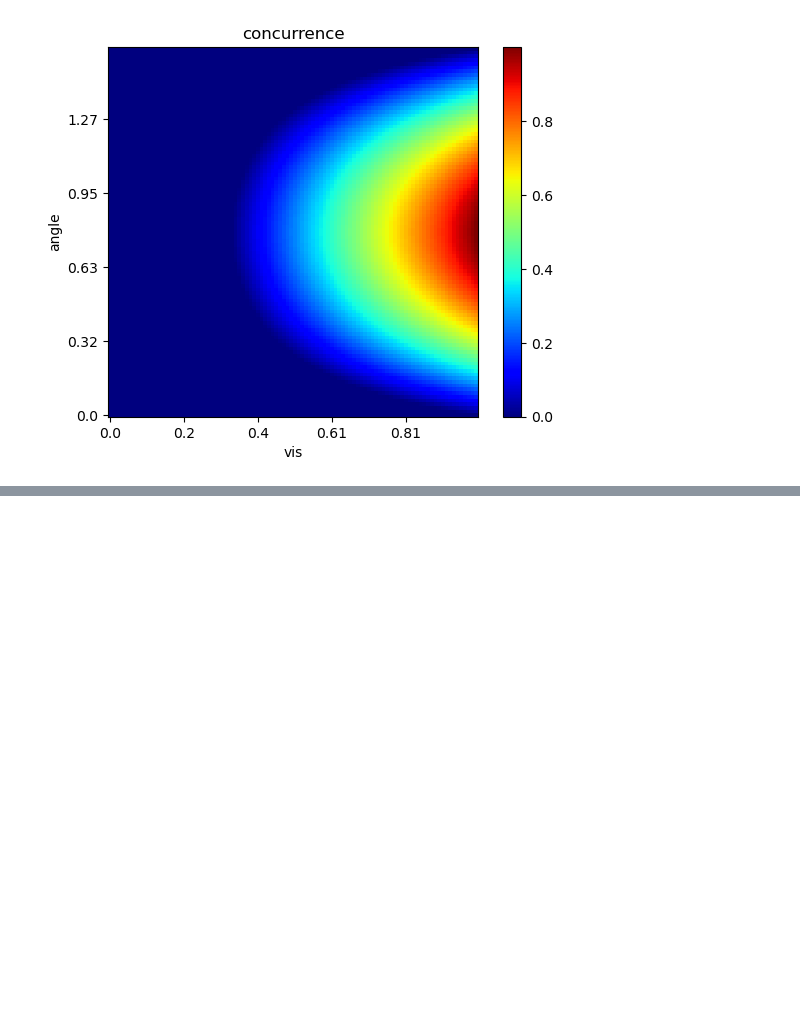
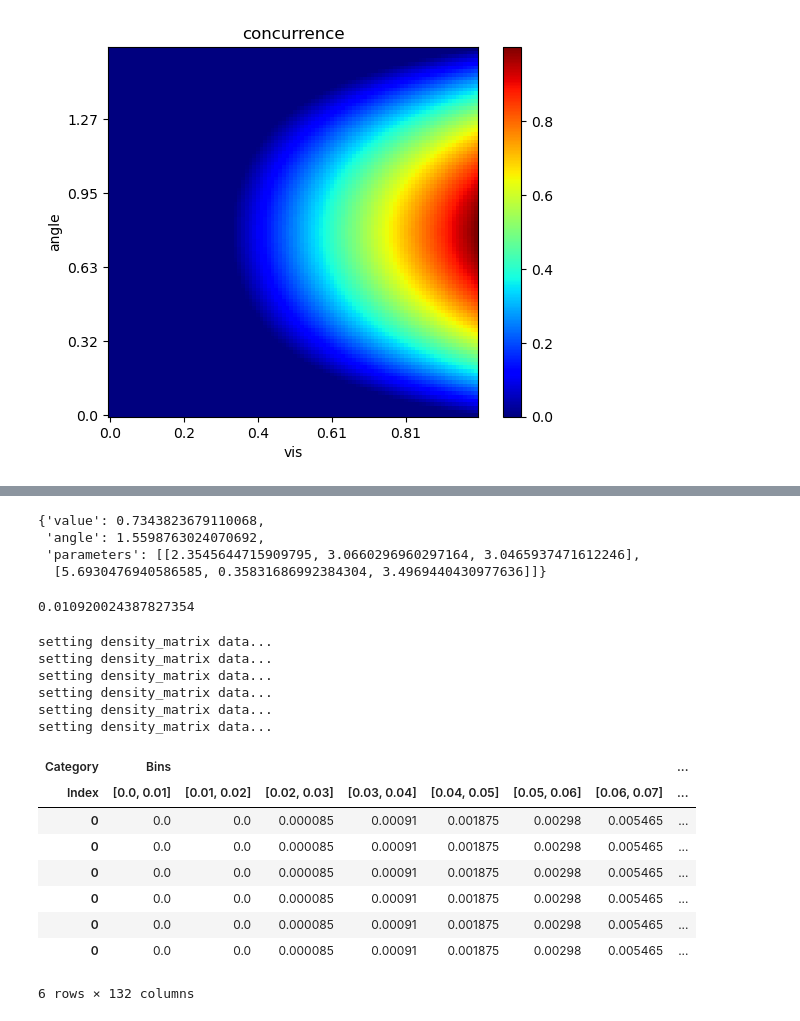
Before and after one commit to jkwiecien765/WernerTomography2, a Jupyter notebook: werner.ipynb, the cells around one changed output, grey strips where cells are left out. Drawn from its saved outputs; the diff is of its cells as text; code cells hidden in the pictures; blank space fills up the shorter version.

```diff
--- a/werner.ipynb
+++ b/werner.ipynb
@@ -628,0 +668,34 @@ plt.show()
+# %%
+optimal_matrix_fidelity(rand_state)
+# %% [output]
+{'value': 0.7343823679110068,
+ 'angle': 1.5598763024070692,
+ 'parameters': [[2.3545644715909795, 3.0660296960297164, 3.0465937471612246],
+  [5.6930476940586585, 0.35831686992384304, 3.4969440430977636]]}
+# %%
+pi/2-1.5598763024070692
+# %% [output]
+0.010920024387827354
+# %%
+df=data_order(data_generator(rand_state))
+for i in range(5):
+    df=pd.concat((df,data_order(data_generator(rand_state))))
+# %% [output]
+setting density_matrix data...
+setting density_matrix data...
+setting density_matrix data...
+setting density_matrix data...
+setting density_matrix data...
+setting density_matrix data...
+# %%
+df
+# %% [output]
+| Category | Bins |  |  |  |  |  |  | ... |
+| Index | [0.0, 0.01] | [0.01, 0.02] | [0.02, 0.03] | [0.03, 0.04] | [0.04, 0.05] | [0.05, 0.06] | [0.06, 0.07] | ... |
+| 0 | 0.0 | 0.0 | 0.000085 | 0.00091 | 0.001875 | 0.00298 | 0.005465 | ... |
+| 0 | 0.0 | 0.0 | 0.000085 | 0.00091 | 0.001875 | 0.00298 | 0.005465 | ... |
+| 0 | 0.0 | 0.0 | 0.000085 | 0.00091 | 0.001875 | 0.00298 | 0.005465 | ... |
+| 0 | 0.0 | 0.0 | 0.000085 | 0.00091 | 0.001875 | 0.00298 | 0.005465 | ... |
+| 0 | 0.0 | 0.0 | 0.000085 | 0.00091 | 0.001875 | 0.00298 | 0.005465 | ... |
+| 0 | 0.0 | 0.0 | 0.000085 | 0.00091 | 0.001875 | 0.00298 | 0.005465 | ... |
+6 rows × 132 columns
```
Also changed, not shown: parts of 4 cells of this notebook, 1 other file.
